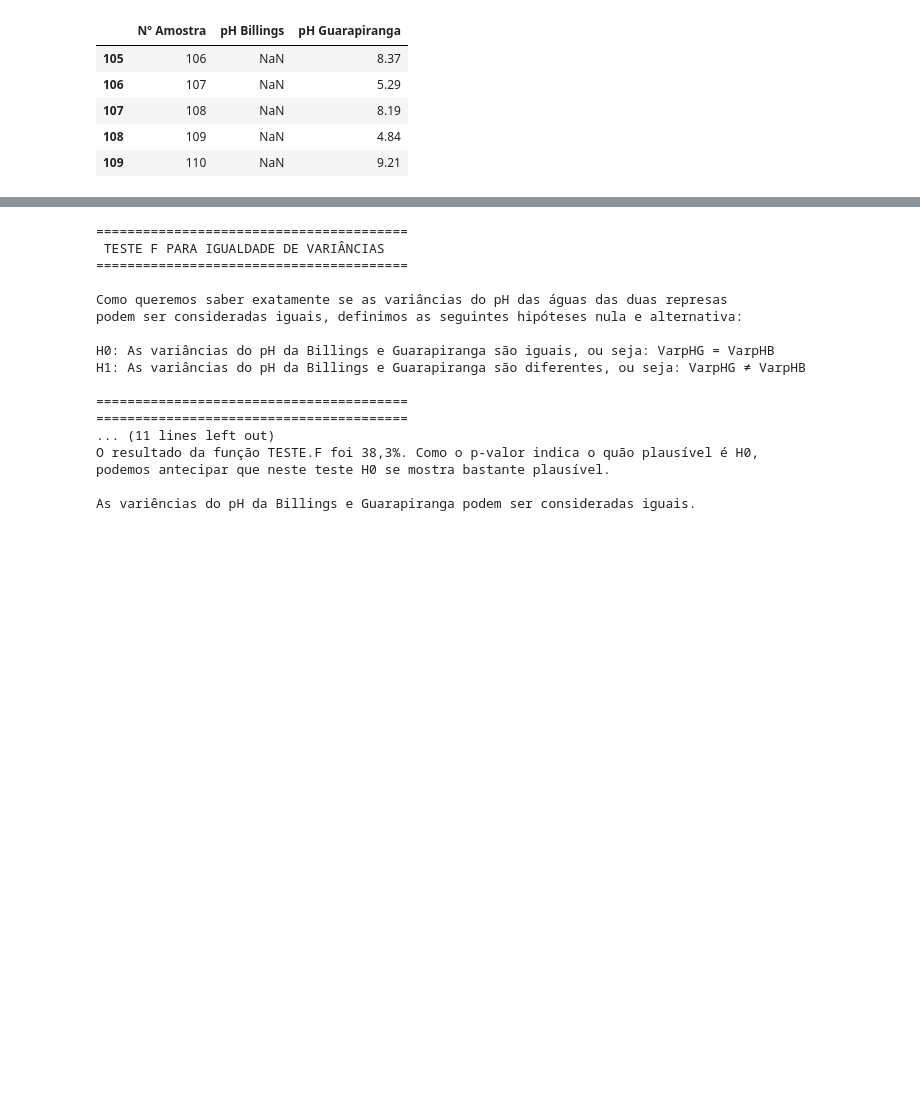
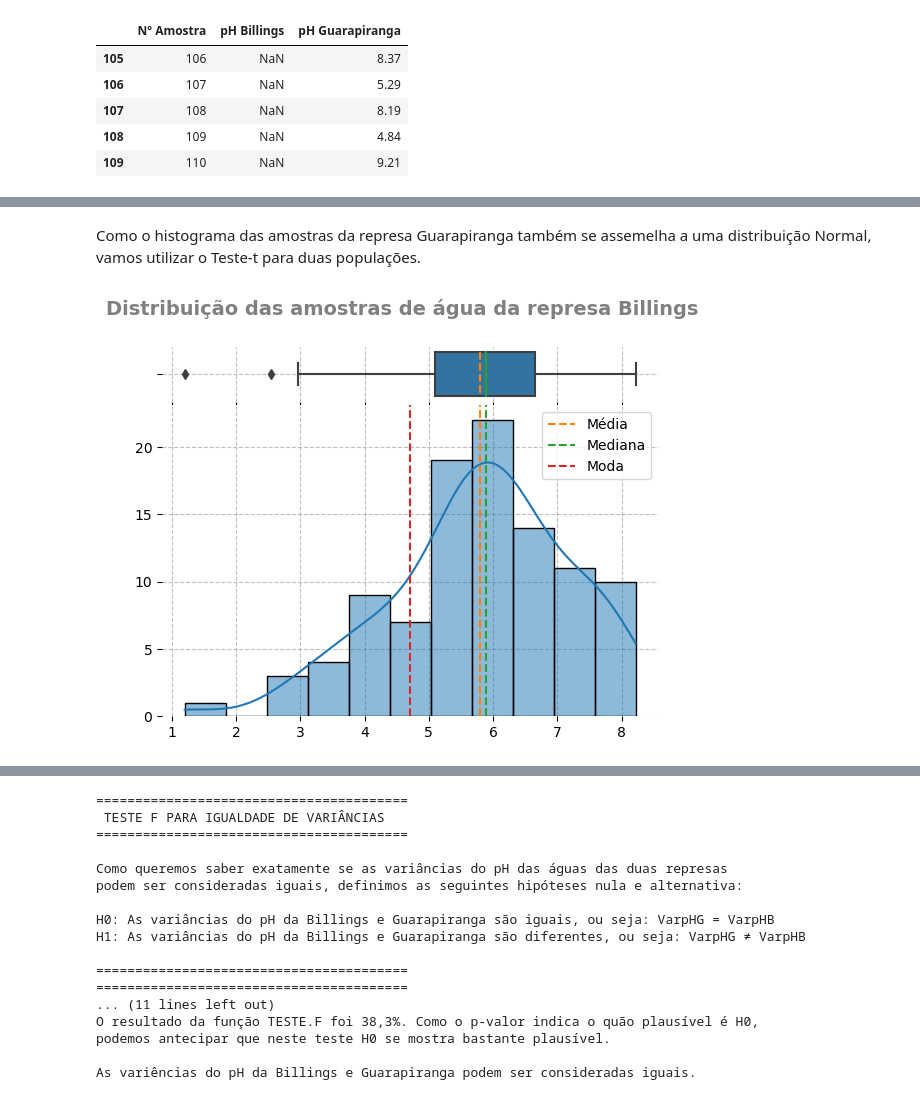
Before and after one commit to bessarodrigo/hypothesis_test-water_quality_tests, a Jupyter notebook: teste_hipoteses.ipynb, the cells around one changed output, grey strips where cells are left out. Cells and saved outputs as stored; diff of their text form; code cells hidden in the pictures; blank space fills up the shorter version.

```diff
--- a/teste_hipoteses.ipynb
+++ b/teste_hipoteses.ipynb
@@ -65,0 +77,6 @@ amostra2 = df['pH Guarapiranga']
+# %% [markdown]
+Como o histograma das amostras da represa Guarapiranga também se assemelha a uma distribuição Normal, vamos utilizar o Teste-t para duas populações.
+# %%
+composicao_histograma_boxplot(df, 'pH Billings', titulo="Distribuição das amostras de água da represa Billings")
+# %% [output]
+[figure, added]
```
Also changed, not shown: parts of 15 cells of this notebook.
